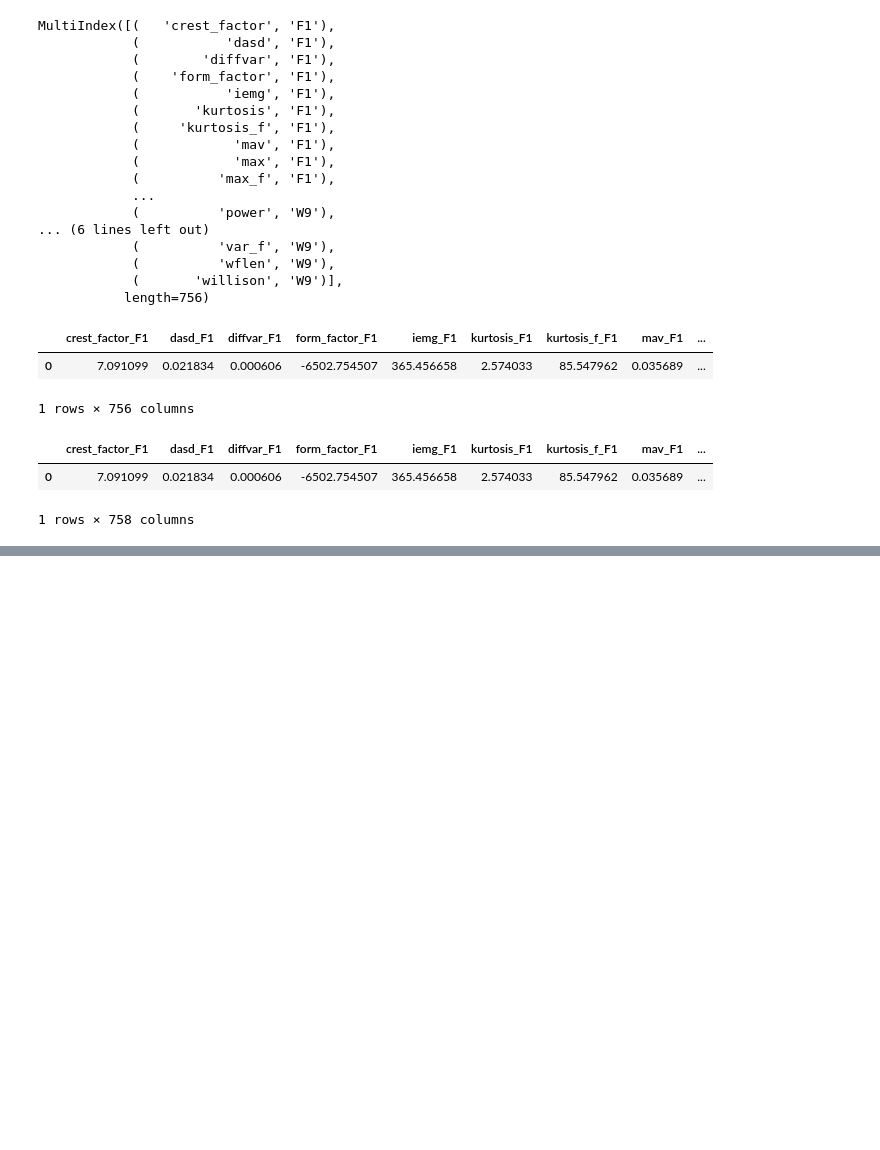
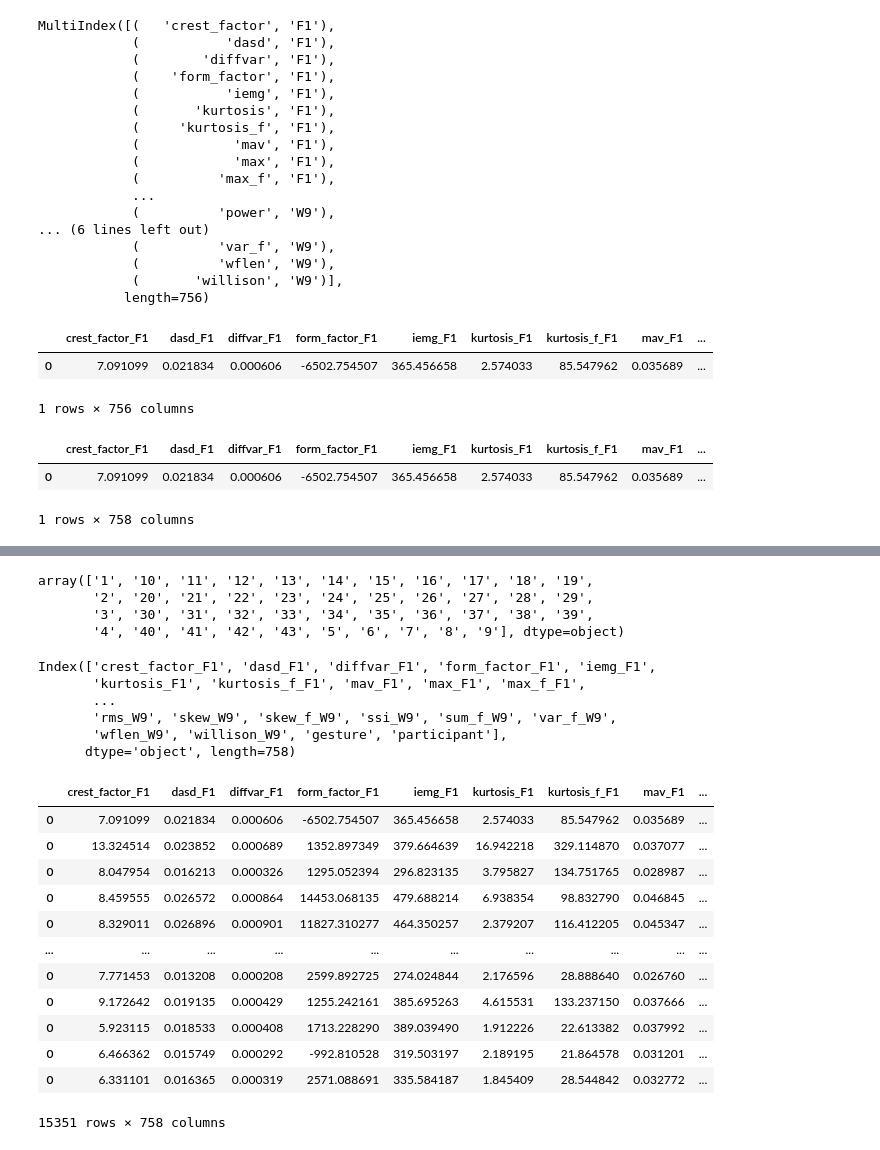
Before and after one commit to tanmaygadgil/DS5500-project, a Jupyter notebook: EDA/Notebook/feature_extr_local-snippets.ipynb, the cells around one changed output, grey strips where cells are left out. Cells and saved outputs as stored; diff of their text form; code cells hidden in the pictures; blank space fills up the shorter version.

```diff
--- a/EDA/Notebook/feature_extr_local-snippets.ipynb
+++ b/EDA/Notebook/feature_extr_local-snippets.ipynb
@@ -364,0 +379,2 @@ new_df.reset_index()
+# %%
+new_df.reset_index(inplace=True, drop=True)
@@ -398,3 +429,35 @@ new_df.reset_index().to_csv(base_path+"intermediate.csv", index = False)
 # # new_df
 # e = e.append(g)
 # e
+# %%
+new_df['participant'].unique()
+# %% [output]
+array(['1', '10', '11', '12', '13', '14', '15', '16', '17', '18', '19',
+       '2', '20', '21', '22', '23', '24', '25', '26', '27', '28', '29',
+       '3', '30', '31', '32', '33', '34', '35', '36', '37', '38', '39',
+       '4', '40', '41', '42', '43', '5', '6', '7', '8', '9'], dtype=object)
+# %%
+new_df.columns
+# %% [output]
+Index(['crest_factor_F1', 'dasd_F1', 'diffvar_F1', 'form_factor_F1', 'iemg_F1',
+       'kurtosis_F1', 'kurtosis_f_F1', 'mav_F1', 'max_F1', 'max_f_F1',
+       ...
+       'rms_W9', 'skew_W9', 'skew_f_W9', 'ssi_W9', 'sum_f_W9', 'var_f_W9',
+       'wflen_W9', 'willison_W9', 'gesture', 'participant'],
+      dtype='object', length=758)
+# %%
+new_df
+# %% [output]
+|  | crest_factor_F1 | dasd_F1 | diffvar_F1 | form_factor_F1 | iemg_F1 | kurtosis_F1 | kurtosis_f_F1 | mav_F1 | ... |
+| 0 | 7.091099 | 0.021834 | 0.000606 | -6502.754507 | 365.456658 | 2.574033 | 85.547962 | 0.035689 | ... |
+| 0 | 13.324514 | 0.023852 | 0.000689 | 1352.897349 | 379.664639 | 16.942218 | 329.114870 | 0.037077 | ... |
+| 0 | 8.047954 | 0.016213 | 0.000326 | 1295.052394 | 296.823135 | 3.795827 | 134.751765 | 0.028987 | ... |
+| 0 | 8.459555 | 0.026572 | 0.000864 | 14453.068135 | 479.688214 | 6.938354 | 98.832790 | 0.046845 | ... |
+| 0 | 8.329011 | 0.026896 | 0.000901 | 11827.310277 | 464.350257 | 2.379207 | 116.412205 | 0.045347 | ... |
+| ... | ... | ... | ... | ... | ... | ... | ... | ... | ... |
+| 0 | 7.771453 | 0.013208 | 0.000208 | 2599.892725 | 274.024844 | 2.176596 | 28.888640 | 0.026760 | ... |
+| 0 | 9.172642 | 0.019135 | 0.000429 | 1255.242161 | 385.695263 | 4.615531 | 133.237150 | 0.037666 | ... |
+| 0 | 5.923115 | 0.018533 | 0.000408 | 1713.228290 | 389.039490 | 1.912226 | 22.613382 | 0.037992 | ... |
+| 0 | 6.466362 | 0.015749 | 0.000292 | -992.810528 | 319.503197 | 2.189195 | 21.864578 | 0.031201 | ... |
+| 0 | 6.331101 | 0.016365 | 0.000319 | 2571.088691 | 335.584187 | 1.845409 | 28.544842 | 0.032772 | ... |
+15351 rows × 758 columns
```
Also changed, not shown: parts of 10 cells of this notebook, 2 other files.
